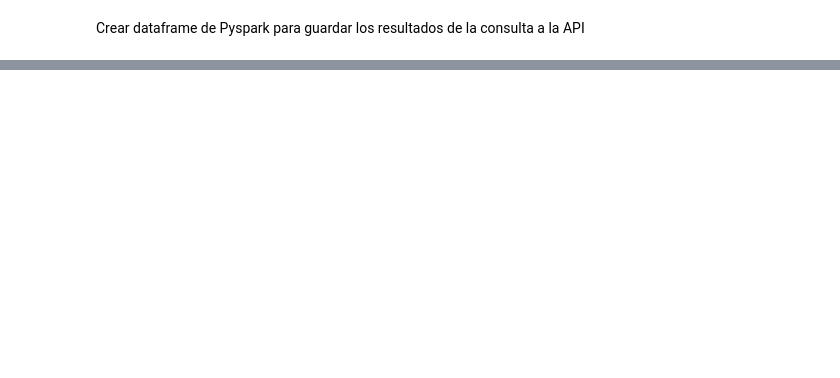
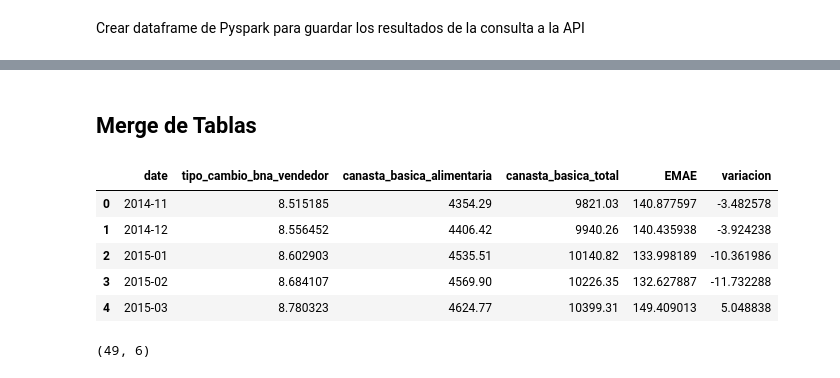
Before and after one commit to dario248/ch-de-entregable-paez-dario, a Jupyter notebook: docker_shared_folder/working_dir/Entregable_2.ipynb, the cells around one changed output, grey strips where cells are left out. Saved outputs shown, nothing was run; the diff lists cells and outputs as text; code cells hidden in the pictures; blank space fills up the shorter version.

```diff
--- a/docker_shared_folder/working_dir/Entregable_2.ipynb
+++ b/docker_shared_folder/working_dir/Entregable_2.ipynb
@@ -319,0 +348,10 @@ df_to_write.write \
+# %%
+# La tabla de tipo de cambio tiene frecuencia diaria, es necesario pasarla a registros mensuales para poder comparar
+# con las otras tablas
+import datetime as dt
+
+# Se convierte la columna date en clase datetime y luego se convierte a formato mensual
+df_cambio3 = df_cambio2.copy()
+df_cambio3['date'] = [dt.datetime.strptime(fecha, '%Y-%m-%d') for fecha in df_cambio2.date]
+df_cambio3['date'] = df_cambio3['date'].dt.to_period('M')
+df_cambio3.head()
@@ -319,0 +365,4 @@ df_to_write.write \
+# %%
+# Ahora se puede agrupar por mes y calcular el promedio del tipo de cambio
+df_cambio_final = df_cambio3.groupby(['date']).mean()
+df_cambio_final
@@ -319,0 +384,6 @@ df_to_write.write \
+# %%
+# Modificamos la columna date de canasta básica para que tenga el mismo formato que en la tabla tipo de cambio
+df_canasta_final = df_canasta.copy()
+df_canasta_final['date'] = [dt.datetime.strptime(fecha, '%Y-%m-%d') for fecha in df_canasta['date']]
+df_canasta_final['date'] = df_canasta_final['date'].dt.to_period('M')
+df_canasta_final.head()
@@ -319,0 +397,6 @@ df_to_write.write \
+# %%
+# Modificamos la columna date de actividad económica para que tenga el mismo formato que en la tabla tipo de cambio
+df_emae_final = df_emae.copy()
+df_emae_final['date'] = [dt.datetime.strptime(fecha, '%Y-%m-%d') for fecha in df_emae['date']]
+df_emae_final['date'] = df_emae_final['date'].dt.to_period('M')
+df_emae_final.head()
@@ -319,0 +410,18 @@ df_to_write.write \
+# %% [markdown]
+## Merge de Tablas
+# %%
+analisis_comparativo = pd.merge(df_cambio_final,
+                                df_canasta_final,
+                                on='date').merge(df_emae_final, on='date')
+analisis_comparativo.head()
+# %% [output]
+|  | date | tipo_cambio_bna_vendedor | canasta_basica_alimentaria | canasta_basica_total | EMAE | variacion |
+| 0 | 2014-11 | 8.515185 | 4354.29 | 9821.03 | 140.877597 | -3.482578 |
+| 1 | 2014-12 | 8.556452 | 4406.42 | 9940.26 | 140.435938 | -3.924238 |
+| 2 | 2015-01 | 8.602903 | 4535.51 | 10140.82 | 133.998189 | -10.361986 |
+| 3 | 2015-02 | 8.684107 | 4569.90 | 10226.35 | 132.627887 | -11.732288 |
+| 4 | 2015-03 | 8.780323 | 4624.77 | 10399.31 | 149.409013 | 5.048838 |
+# %%
+analisis_comparativo.shape
+# %% [output]
+(49, 6)
```
Also changed, not shown: parts of 41 cells of this notebook.
